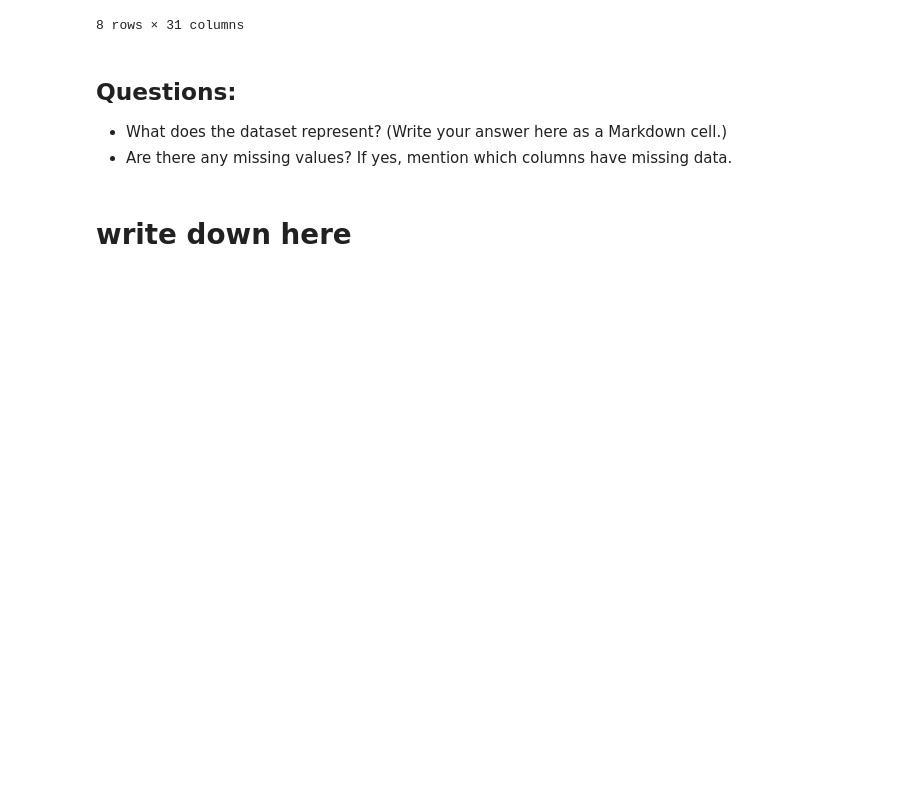
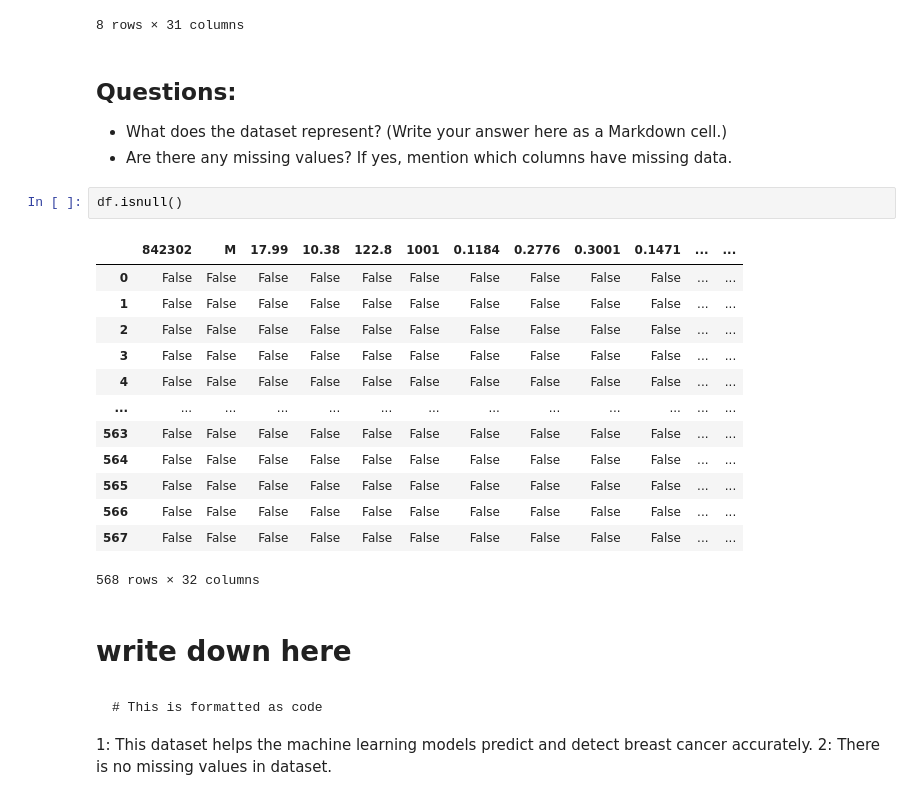
Before and after one commit to Snehanjaliuppu/AIML-2025, a Jupyter notebook: week_1_1305.ipynb, the cells around one changed output. Drawn from its saved outputs; the diff is of its cells as text; blank space fills up the shorter version.

````diff
--- a/week_1_1305.ipynb
+++ b/week_1_1305.ipynb
@@ -106,5 +106,29 @@ df.describe()
 ## Questions:
 - What does the dataset represent? (Write your answer here as a Markdown cell.)
 - Are there any missing values? If yes, mention which columns have missing data.
+# %%
+df.isnull()
+# %% [output]
+|  | 842302 | M | 17.99 | 10.38 | 122.8 | 1001 | 0.1184 | 0.2776 | 0.3001 | 0.1471 | ... | ... |
+| 0 | False | False | False | False | False | False | False | False | False | False | ... | ... |
+| 1 | False | False | False | False | False | False | False | False | False | False | ... | ... |
+| 2 | False | False | False | False | False | False | False | False | False | False | ... | ... |
+| 3 | False | False | False | False | False | False | False | False | False | False | ... | ... |
+| 4 | False | False | False | False | False | False | False | False | False | False | ... | ... |
+| ... | ... | ... | ... | ... | ... | ... | ... | ... | ... | ... | ... | ... |
+| 563 | False | False | False | False | False | False | False | False | False | False | ... | ... |
+| 564 | False | False | False | False | False | False | False | False | False | False | ... | ... |
+| 565 | False | False | False | False | False | False | False | False | False | False | ... | ... |
+| 566 | False | False | False | False | False | False | False | False | False | False | ... | ... |
+| 567 | False | False | False | False | False | False | False | False | False | False | ... | ... |
+568 rows × 32 columns
 # %% [markdown]
 # write down here
+# %% [markdown]
+
+
+```
+# This is formatted as code
+```
+1: This dataset helps the machine learning models predict and detect breast cancer accurately.
+2: There is no missing values in dataset.
````
